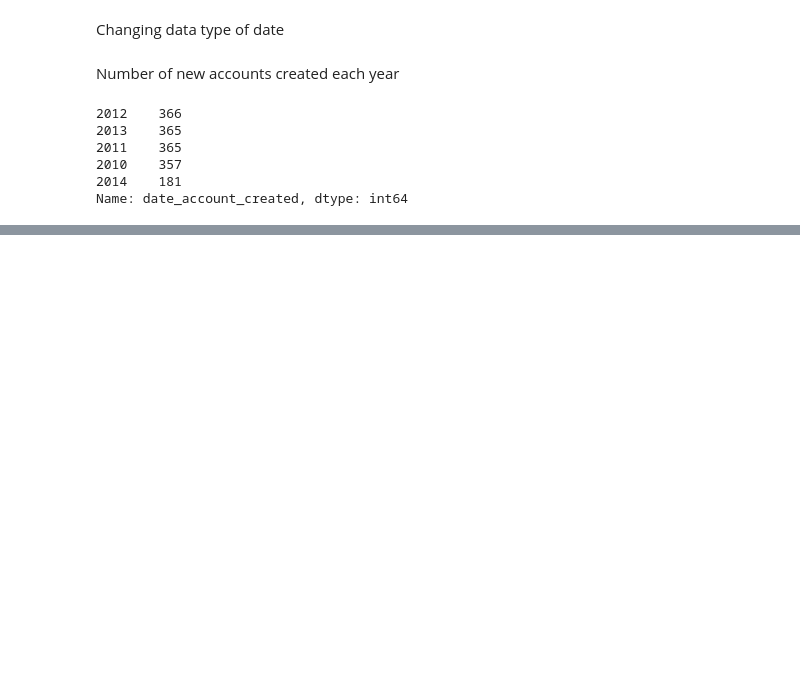
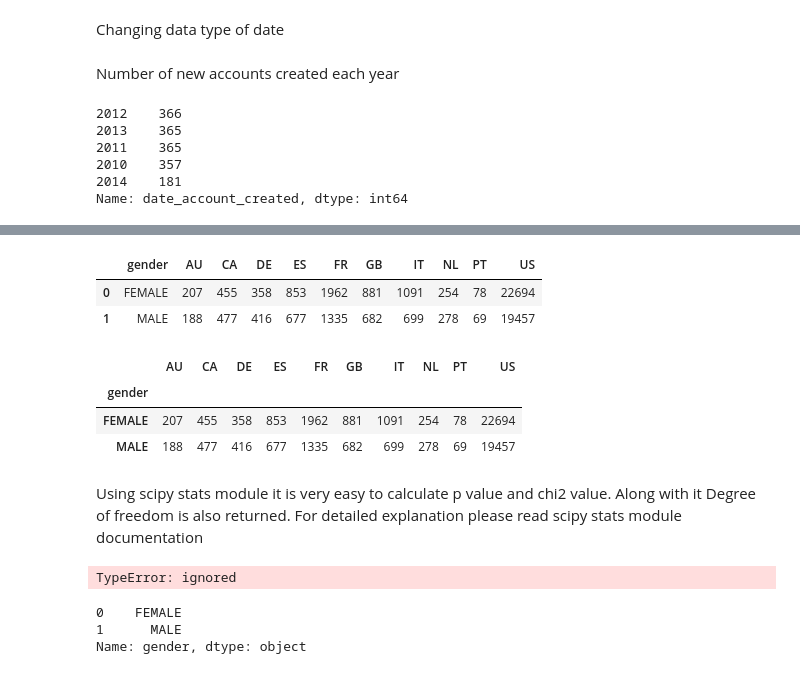
Before and after one commit to vkgithub1556/AirbnbProject, a Jupyter notebook: airbnb.ipynb, the cells around one changed output, grey strips where cells are left out. Drawn from its saved outputs; the diff is of its cells as text; code cells hidden in the pictures; blank space fills up the shorter version.

```diff
--- a/airbnb.ipynb
+++ b/airbnb.ipynb
@@ -291,0 +324,6 @@ https://www.mathsisfun.com/data/chi-square-test.html
+# %%
+df_chi = train_users[(train_users['country_destination']!='NDF')  &  (train_users['country_destination']!='other')  &  (train_users['gender']!='OTHER')  &
+            (train_users['gender'].notnull())]
+# %%
+df_chi=df_chi[['id','gender','country_destination']]
+df_chi.head()
@@ -291,0 +351,22 @@ https://www.mathsisfun.com/data/chi-square-test.html
+# %%
+df_contingency = df_chi.pivot_table('id','gender','country_destination', aggfunc='count').reset_index()
+df_contingency.columns.name = None #making column name as none so that gender can be made as index
+# %%
+df_contingency
+# %% [output]
+|  | gender | AU | CA | DE | ES | FR | GB | IT | NL | PT | US |
+| 0 | FEMALE | 207 | 455 | 358 | 853 | 1962 | 881 | 1091 | 254 | 78 | 22694 |
+| 1 | MALE | 188 | 477 | 416 | 677 | 1335 | 682 | 699 | 278 | 69 | 19457 |
+# %%
+df_contingency.set_index('gender')
+# %% [output]
+|  | AU | CA | DE | ES | FR | GB | IT | NL | PT | US |
+| gender |  |  |  |  |  |  |  |  |  |  |
+| FEMALE | 207 | 455 | 358 | 853 | 1962 | 881 | 1091 | 254 | 78 | 22694 |
+| MALE | 188 | 477 | 416 | 677 | 1335 | 682 | 699 | 278 | 69 | 19457 |
+# %% [markdown]
+Using scipy stats module it is very easy to calculate p value and chi2 value. Along with it Degree of freedom is also returned. For detailed explanation please read scipy stats module documentation
+# %%
+chi2,p,dof,expected = stats.chi2_contingency(df_contingency)
+# %% [output]
+TypeError: ignored
@@ -291,0 +375,6 @@ https://www.mathsisfun.com/data/chi-square-test.html
+# %%
+df_contingency['gender']
+# %% [output]
+0    FEMALE
+1      MALE
+Name: gender, dtype: object
```
Also changed, not shown: parts of 13 cells of this notebook.
